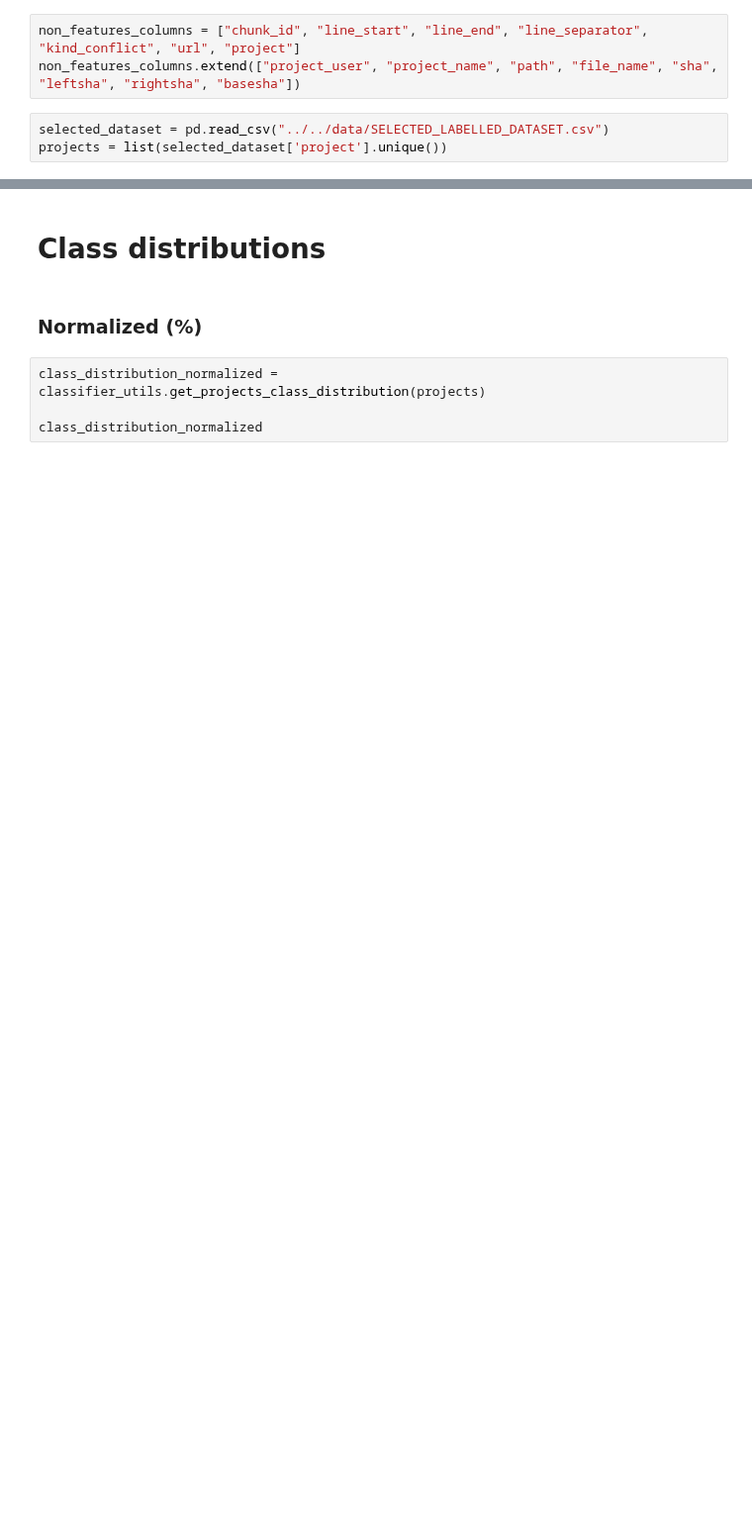
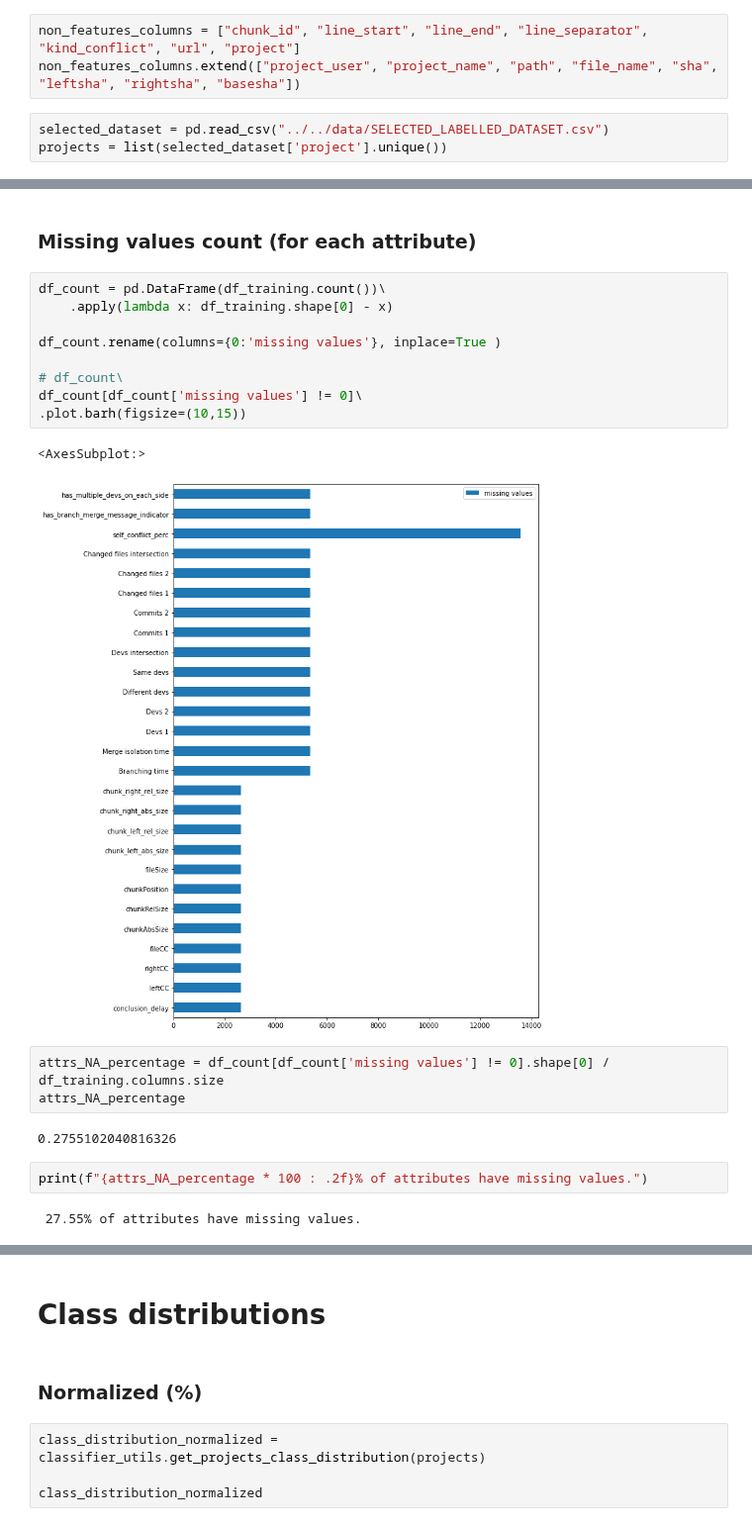
Before and after one commit to gems-uff/mestre, a Jupyter notebook: scripts/exploratory_analysis/classifier_test.ipynb, the cells around one changed output, grey strips where cells are left out. Shown at 99% size. Saved outputs shown, nothing was run; the diff lists cells and outputs as text; blank space fills up the shorter version.

```diff
--- a/scripts/exploratory_analysis/classifier_test.ipynb
+++ b/scripts/exploratory_analysis/classifier_test.ipynb
@@ -24,0 +74,23 @@ projects = list(selected_dataset['project'].unique())
+# %% [markdown]
+### Missing values count (for each attribute)
+# %%
+df_count = pd.DataFrame(df_training.count())\
+    .apply(lambda x: df_training.shape[0] - x)
+
+df_count.rename(columns={0:'missing values'}, inplace=True )
+
+# df_count\
+df_count[df_count['missing values'] != 0]\
+.plot.barh(figsize=(10,15))
+# %% [output]
+<AxesSubplot:>
+[figure, added]
+# %%
+attrs_NA_percentage = df_count[df_count['missing values'] != 0].shape[0] / df_training.columns.size
+attrs_NA_percentage
+# %% [output]
+0.2755102040816326
+# %%
+print(f"{attrs_NA_percentage * 100 : .2f}% of attributes have missing values.")
+# %% [output]
+ 27.55% of attributes have missing values.
```
Also changed, not shown: parts of 33 cells of this notebook, 1 other file.
